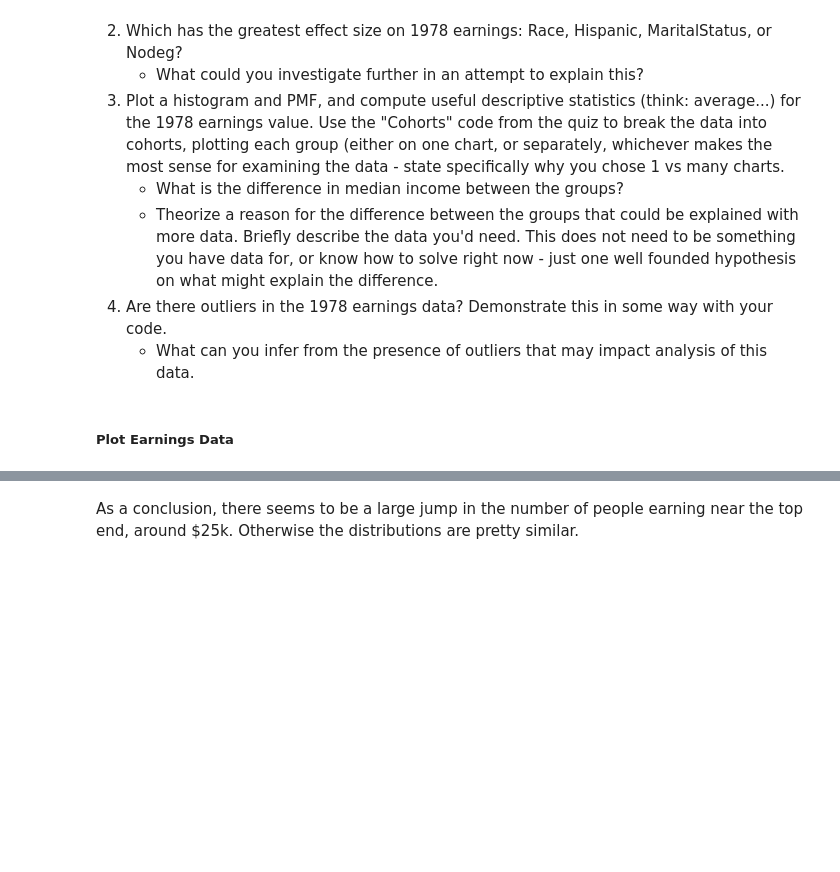
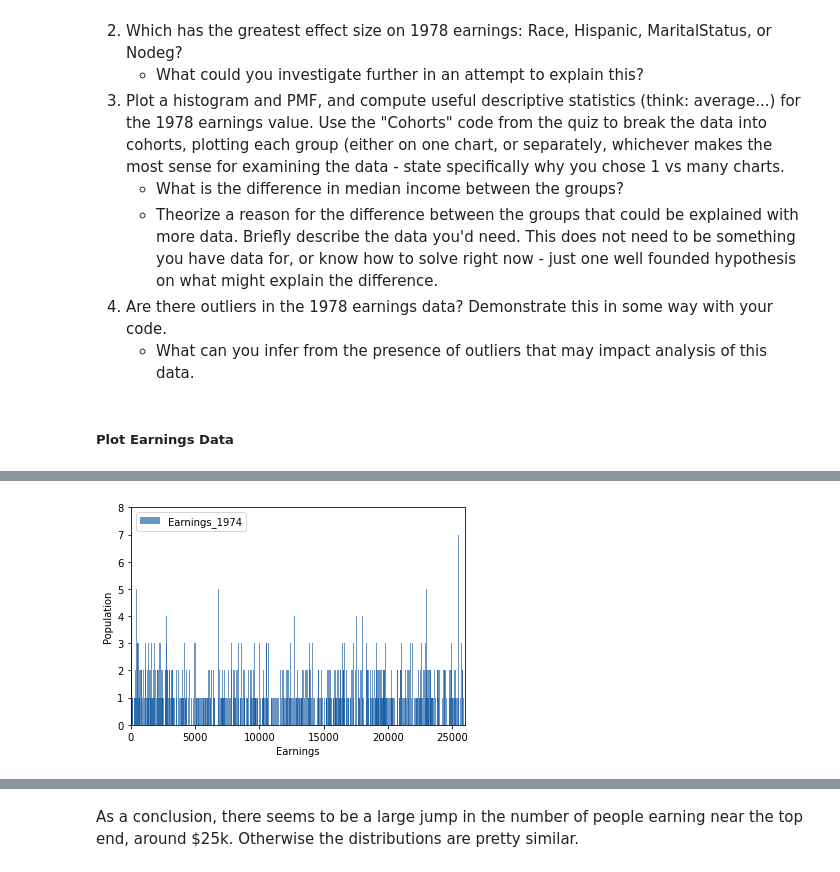
Before and after one commit to Asdukey/BSIP_Assignment_1_Students, a Jupyter notebook: stats_asn_1_stud_temp.ipynb, the cells around one changed output, grey strips where cells are left out. Saved outputs shown, nothing was run; the diff lists cells and outputs as text; code cells hidden in the pictures; blank space fills up the shorter version.

```diff
--- a/stats_asn_1_stud_temp.ipynb
+++ b/stats_asn_1_stud_temp.ipynb
@@ -177,0 +283,8 @@ Error:
+# %%
+width = 5
+thinkplot.PrePlot(2)
+earnings_1974hist = thinkstats2.Hist(round(df['Earnings_1974'],0), label='Earnings_1974')
+thinkplot.Hist(earnings_1974hist,align="right", width=width)
+thinkplot.Config(xlabel='Earnings', ylabel='Population', xlim=[0,26000], ylim=[0,8])
+# %% [output]
+[figure, added]
```
Also changed, not shown: parts of 24 cells of this notebook.
